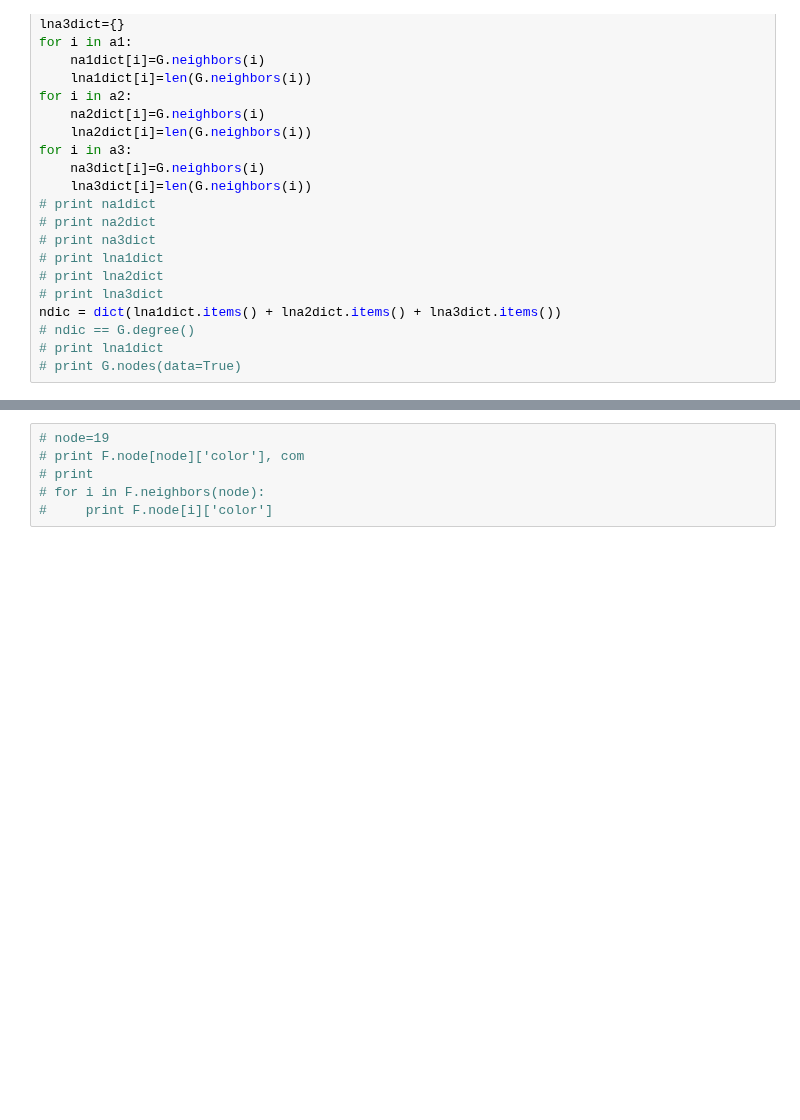
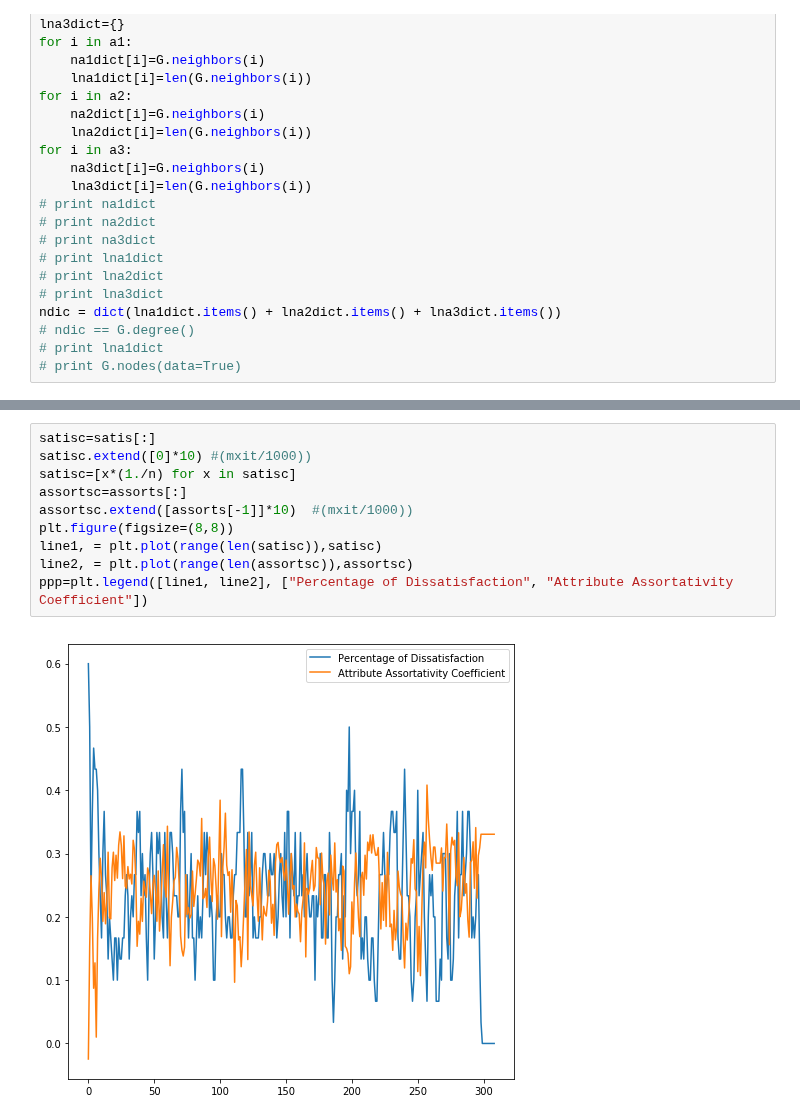
Before and after one commit to mboudour/SchellingSegregation, a Jupyter notebook: gsim-graph.ipynb, the cells around one changed output, grey strips where cells are left out. Saved outputs shown, nothing was run; the diff lists cells and outputs as text; blank space fills up the shorter version.

```diff
--- a/gsim-graph.ipynb
+++ b/gsim-graph.ipynb
@@ -200,8 +205,14 @@ EVERY AGENT IS SATISFIED!
-# %%
-# node=19
-# print F.node[node]['color'], com
-# print
-# for i in F.neighbors(node):
-#     print F.node[i]['color']
+# %%
+satisc=satis[:]
+satisc.extend([0]*10) #(mxit/1000))
+satisc=[x*(1./n) for x in satisc]
+assortsc=assorts[:]
+assortsc.extend([assorts[-1]]*10)  #(mxit/1000))
+plt.figure(figsize=(8,8))
+line1, = plt.plot(range(len(satisc)),satisc)
+line2, = plt.plot(range(len(assortsc)),assortsc)
+ppp=plt.legend([line1, line2], ["Percentage of Dissatisfaction", "Attribute Assortativity Coefficient"])
+# %% [output]
+[figure, added]
 # %%
 if len(unsatisfied) != 0:
```
Also changed, not shown: parts of 6 cells of this notebook, 3 other files.
